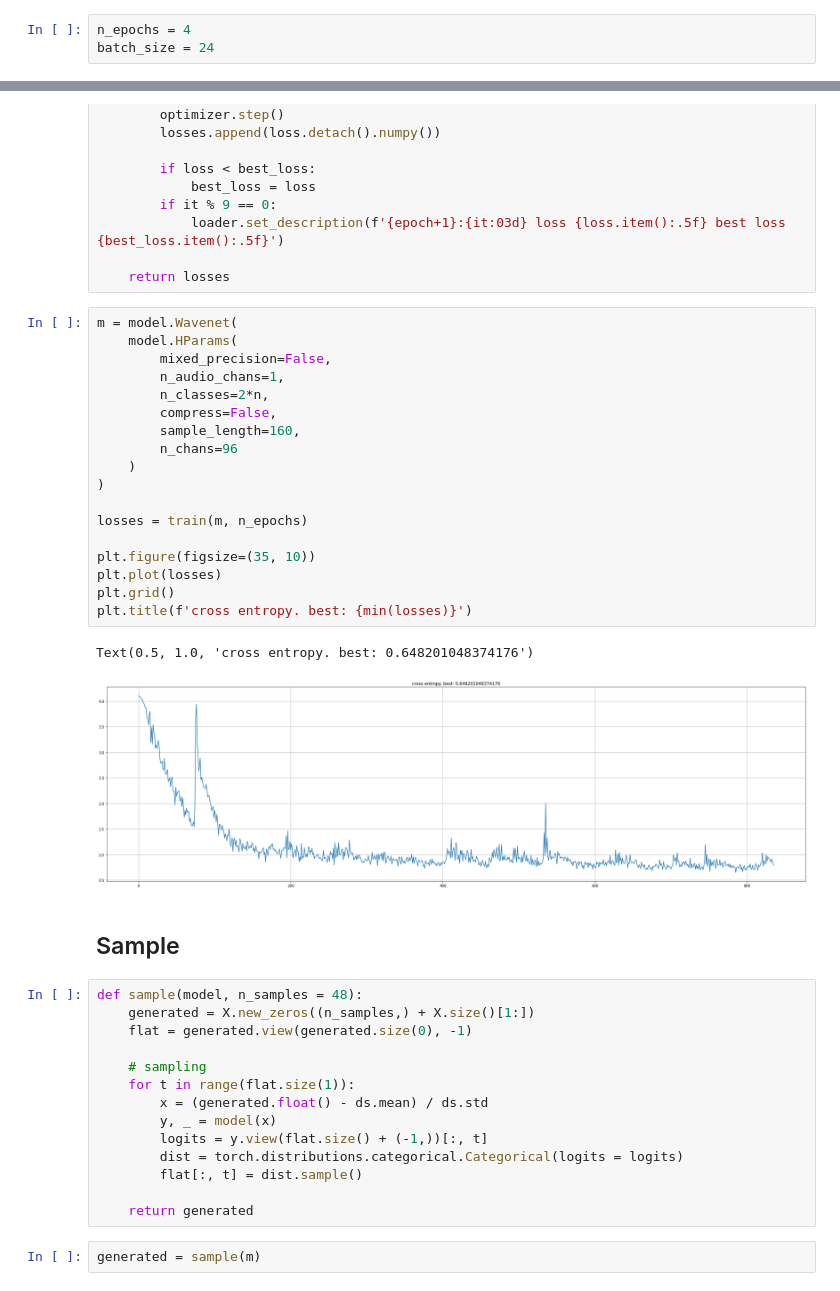
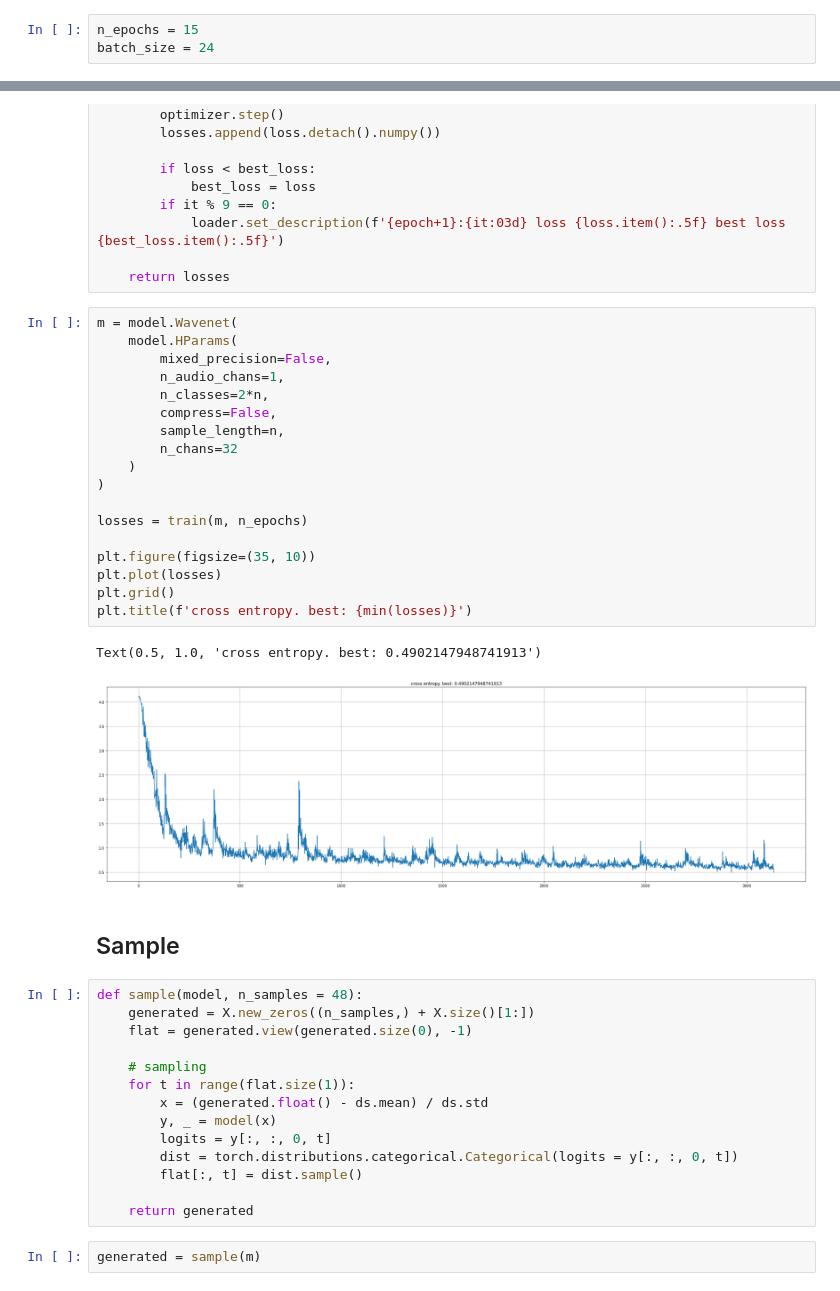
Before and after one commit to feldberlin/wavenet, a Jupyter notebook: nbs/train.tiny.ipynb, the cells around one changed output, grey strips where cells are left out. Cells and saved outputs as stored; diff of their text form.

Commit message:
fix: Good tiny samples
Trained with the big wavenet, tiny generates good looking samples. Quite
a few lines at constant 30 though.

```diff
--- a/nbs/train.tiny.ipynb
+++ b/nbs/train.tiny.ipynb
@@ -30,7 +30,7 @@ n, m = 30, 5_000
 ds, ds_test = datasets.Tiny(n, m), datasets.Tiny(n, m)
 X, Y = datasets.to_tensor(ds)
 # %%
-n_epochs = 4
+n_epochs = 15
 batch_size = 24
 # %%
 def train(model, n_epochs):
@@ -57,24 +57,24 @@ def train(model, n_epochs):
 # %%
 m = model.Wavenet(
     model.HParams(
         mixed_precision=False,
         n_audio_chans=1,
         n_classes=2*n,
         compress=False,
-        sample_length=160,
-        n_chans=96
+        sample_length=n,
+        n_chans=32
     )
 )
 
 losses = train(m, n_epochs)
 
 plt.figure(figsize=(35, 10))
 plt.plot(losses)
 plt.grid()
 plt.title(f'cross entropy. best: {min(losses)}')
 # %% [output]
-Text(0.5, 1.0, 'cross entropy. best: 0.648201048374176')
+Text(0.5, 1.0, 'cross entropy. best: 0.4902147948741913')
-[figure, old version]
+[figure, new version]
 # %% [markdown]
 ## Sample
 # %%
@@ -86,8 +86,8 @@ def sample(model, n_samples = 48):
     for t in range(flat.size(1)):
         x = (generated.float() - ds.mean) / ds.std
         y, _ = model(x)
-        logits = y.view(flat.size() + (-1,))[:, t]
-        dist = torch.distributions.categorical.Categorical(logits = logits)
+        logits = y[:, :, 0, t]
+        dist = torch.distributions.categorical.Categorical(logits = y[:, :, 0, t])
         flat[:, t] = dist.sample()
 
     return generated
```
Also changed, not shown: parts of 1 cell of this notebook, 1 other file.
